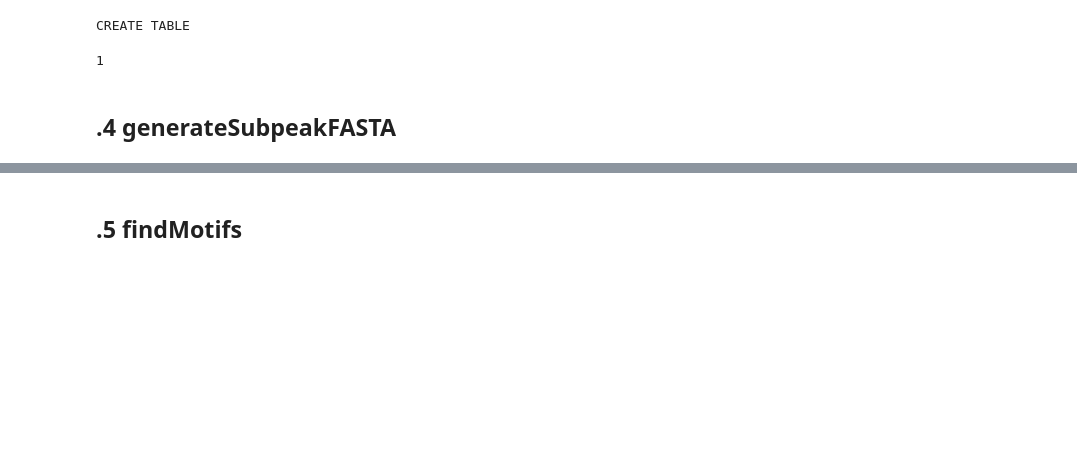
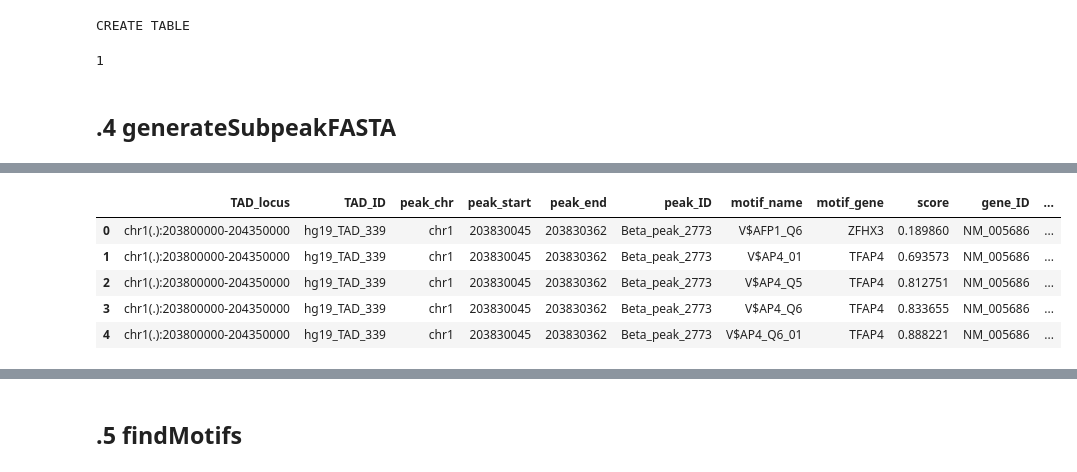
Before and after one commit to jieyi97/CRC-Construction, a Jupyter notebook: python_scripts.ipynb, the cells around one changed output, grey strips where cells are left out. Cells and saved outputs as stored; diff of their text form; code cells hidden in the pictures; blank space fills up the shorter version.

```diff
--- a/python_scripts.ipynb
+++ b/python_scripts.ipynb
@@ -836,0 +1524,9 @@ subpeakBED, subpeakDict = generateSubpeakFASTA(c, subpeaks, genomeDirectory, mot
+# %%
+# subpeakCollection contains all peaks called from macs2
+subpeakTable = parseTable(subpeaks, '\t')
+subpeakLoci = [Locus(l[0], int(l[1]), int(l[2]), '.', l[3]) for l in subpeakTable]
+subpeakCollection = LocusCollection(subpeakLoci, 50)  # macs2 broadPeaks
+
+# subTADloci contains all TAD regions that have at least 1 TF gene
+subTADloci = [tad for tad in TFandTADdict.keys() if len(TFandTADdict[tad]) != 0]  # len(subTADloci)
+subTADcollection = LocusCollection(subTADloci, 50)
@@ -836,0 +1659,15 @@ subpeakBED, subpeakDict = generateSubpeakFASTA(c, subpeaks, genomeDirectory, mot
+# %%
+df = pd.merge(testResultsDF, subpeakDF, how='left', on=['peak_chr', 'peak_end'], suffixes=['_trap', ''])
+df[['motif_name', 'motif_gene']] = df.motif.str.split('#', expand=True)
+df = df[['TAD_locus', 'TAD_ID', 'peak_chr', 'peak_start', 'peak_end', 'peak_ID', 'motif_name', 'motif_gene', 'score', 'gene_ID', 'gene_name']]
+df.head(5)
+# df.motif_gene.value_counts() has 280 unique TF, but it should be 158
+# the reason why there are 122 extra TF is because it's not exact match, e.g. JUN can be matched to ['JUN', 'JUND', 'JUNB']
+# df.to_csv('./TRAP/Results_Beta_subpeaks_sumTable.txt', header=True, index=False, sep='\t')
+# %% [output]
+|  | TAD_locus | TAD_ID | peak_chr | peak_start | peak_end | peak_ID | motif_name | motif_gene | score | gene_ID | ... |
+| 0 | chr1(.):203800000-204350000 | hg19_TAD_339 | chr1 | 203830045 | 203830362 | Beta_peak_2773 | V$AFP1_Q6 | ZFHX3 | 0.189860 | NM_005686 | ... |
+| 1 | chr1(.):203800000-204350000 | hg19_TAD_339 | chr1 | 203830045 | 203830362 | Beta_peak_2773 | V$AP4_01 | TFAP4 | 0.693573 | NM_005686 | ... |
+| 2 | chr1(.):203800000-204350000 | hg19_TAD_339 | chr1 | 203830045 | 203830362 | Beta_peak_2773 | V$AP4_Q5 | TFAP4 | 0.812751 | NM_005686 | ... |
+| 3 | chr1(.):203800000-204350000 | hg19_TAD_339 | chr1 | 203830045 | 203830362 | Beta_peak_2773 | V$AP4_Q6 | TFAP4 | 0.833655 | NM_005686 | ... |
+| 4 | chr1(.):203800000-204350000 | hg19_TAD_339 | chr1 | 203830045 | 203830362 | Beta_peak_2773 | V$AP4_Q6_01 | TFAP4 | 0.888221 | NM_005686 | ... |
```
Also changed, not shown: parts of 117 cells of this notebook, 5 other files.
